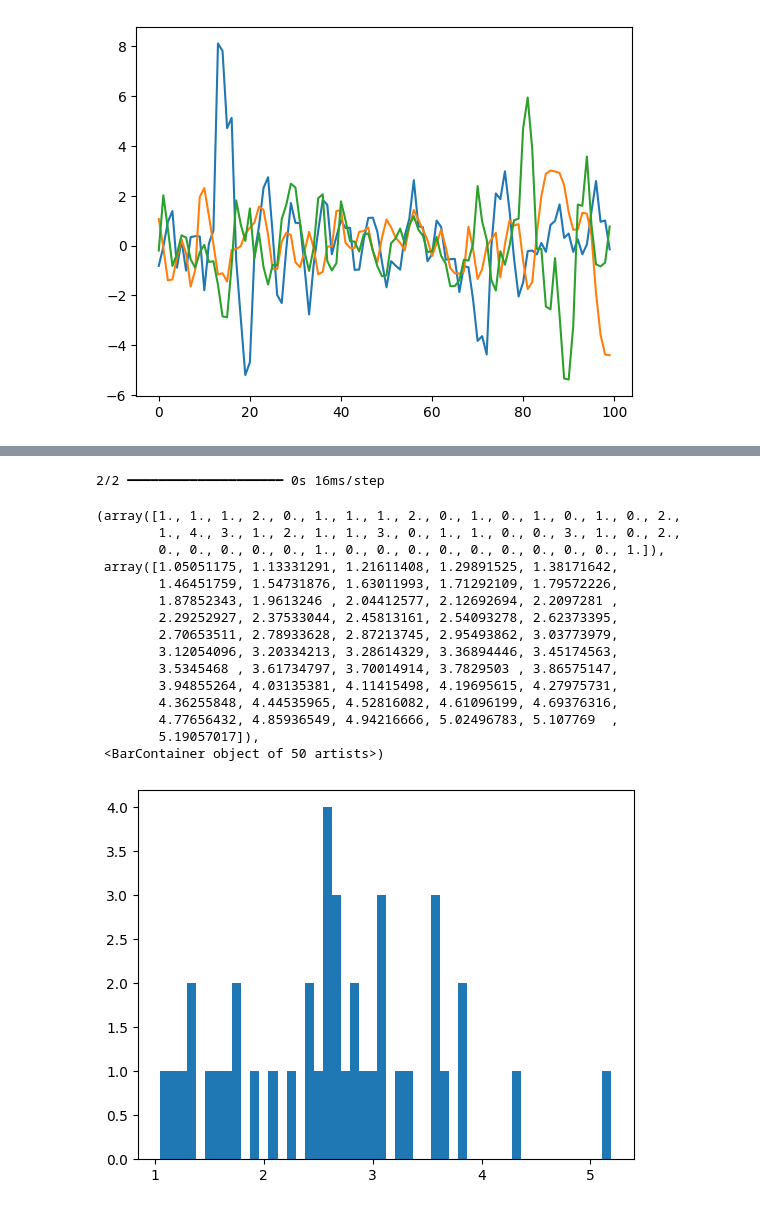
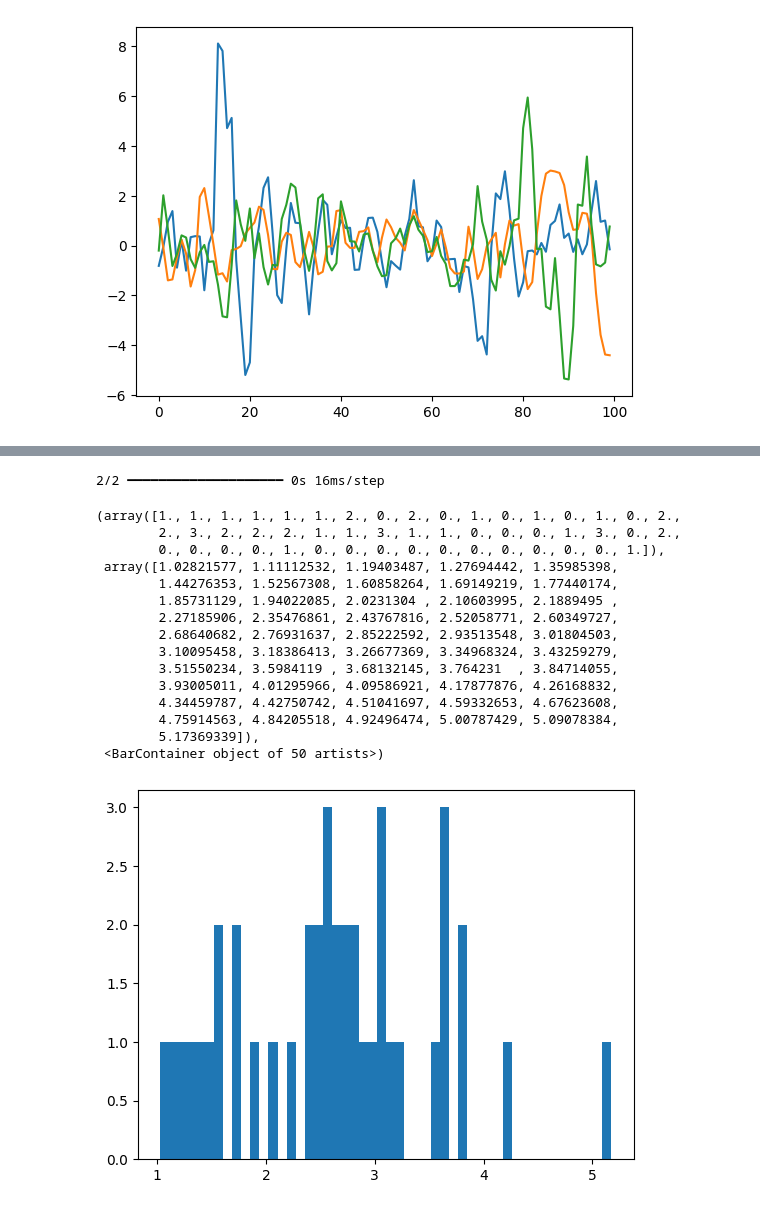
Before and after one commit to Ziyi-star/Bachelor-Project, a Jupyter notebook: notebooks/02-Autoencoder_no_overlaping.ipynb, the cells around one changed output, grey strips where cells are left out. Cells and saved outputs as stored; diff of their text form; code cells hidden in the pictures.

```diff
--- a/notebooks/02-Autoencoder.ipynb
+++ b/notebooks/02-Autoencoder_no_overlaping.ipynb
@@ -216,23 +213,23 @@ plt.hist(train_loss, bins=50)
 # %%
 reconstruction_abnormal = model.predict(abnormal_test_data_scaled)
-test_loss = tf.keras.losses.mae(reconstruction_abnormal, abnormal_test_data_scaled)
-plt.hist(test_loss, bins=50)
+train_loss_abnormal = tf.keras.losses.mae(reconstruction_abnormal, abnormal_test_data_scaled)
+plt.hist(train_loss_abnormal, bins=50)
 # %% [output]
 2/2 ━━━━━━━━━━━━━━━━━━━━ 0s 16ms/step
-(array([1., 1., 1., 2., 0., 1., 1., 1., 2., 0., 1., 0., 1., 0., 1., 0., 2.,
-        1., 4., 3., 1., 2., 1., 1., 3., 0., 1., 1., 0., 0., 3., 1., 0., 2.,
-        0., 0., 0., 0., 0., 1., 0., 0., 0., 0., 0., 0., 0., 0., 0., 1.]),
- array([1.05051175, 1.13331291, 1.21611408, 1.29891525, 1.38171642,
-        1.46451759, 1.54731876, 1.63011993, 1.71292109, 1.79572226,
-        1.87852343, 1.9613246 , 2.04412577, 2.12692694, 2.2097281 ,
-        2.29252927, 2.37533044, 2.45813161, 2.54093278, 2.62373395,
-        2.70653511, 2.78933628, 2.87213745, 2.95493862, 3.03773979,
-        3.12054096, 3.20334213, 3.28614329, 3.36894446, 3.45174563,
-        3.5345468 , 3.61734797, 3.70014914, 3.7829503 , 3.86575147,
-        3.94855264, 4.03135381, 4.11415498, 4.19695615, 4.27975731,
-        4.36255848, 4.44535965, 4.52816082, 4.61096199, 4.69376316,
-        4.77656432, 4.85936549, 4.94216666, 5.02496783, 5.107769  ,
-        5.19057017]),
+(array([1., 1., 1., 1., 1., 1., 2., 0., 2., 0., 1., 0., 1., 0., 1., 0., 2.,
+        2., 3., 2., 2., 2., 1., 1., 3., 1., 1., 0., 0., 0., 1., 3., 0., 2.,
+        0., 0., 0., 0., 1., 0., 0., 0., 0., 0., 0., 0., 0., 0., 0., 1.]),
+ array([1.02821577, 1.11112532, 1.19403487, 1.27694442, 1.35985398,
+        1.44276353, 1.52567308, 1.60858264, 1.69149219, 1.77440174,
+        1.85731129, 1.94022085, 2.0231304 , 2.10603995, 2.1889495 ,
+        2.27185906, 2.35476861, 2.43767816, 2.52058771, 2.60349727,
+        2.68640682, 2.76931637, 2.85222592, 2.93513548, 3.01804503,
+        3.10095458, 3.18386413, 3.26677369, 3.34968324, 3.43259279,
+        3.51550234, 3.5984119 , 3.68132145, 3.764231  , 3.84714055,
+        3.93005011, 4.01295966, 4.09586921, 4.17877876, 4.26168832,
+        4.34459787, 4.42750742, 4.51041697, 4.59332653, 4.67623608,
+        4.75914563, 4.84205518, 4.92496474, 5.00787429, 5.09078384,
+        5.17369339]),
  <BarContainer object of 50 artists>)
-[figure, old version]
+[figure, new version]
 # %%
```
Also changed, not shown: parts of 8 cells of this notebook.
